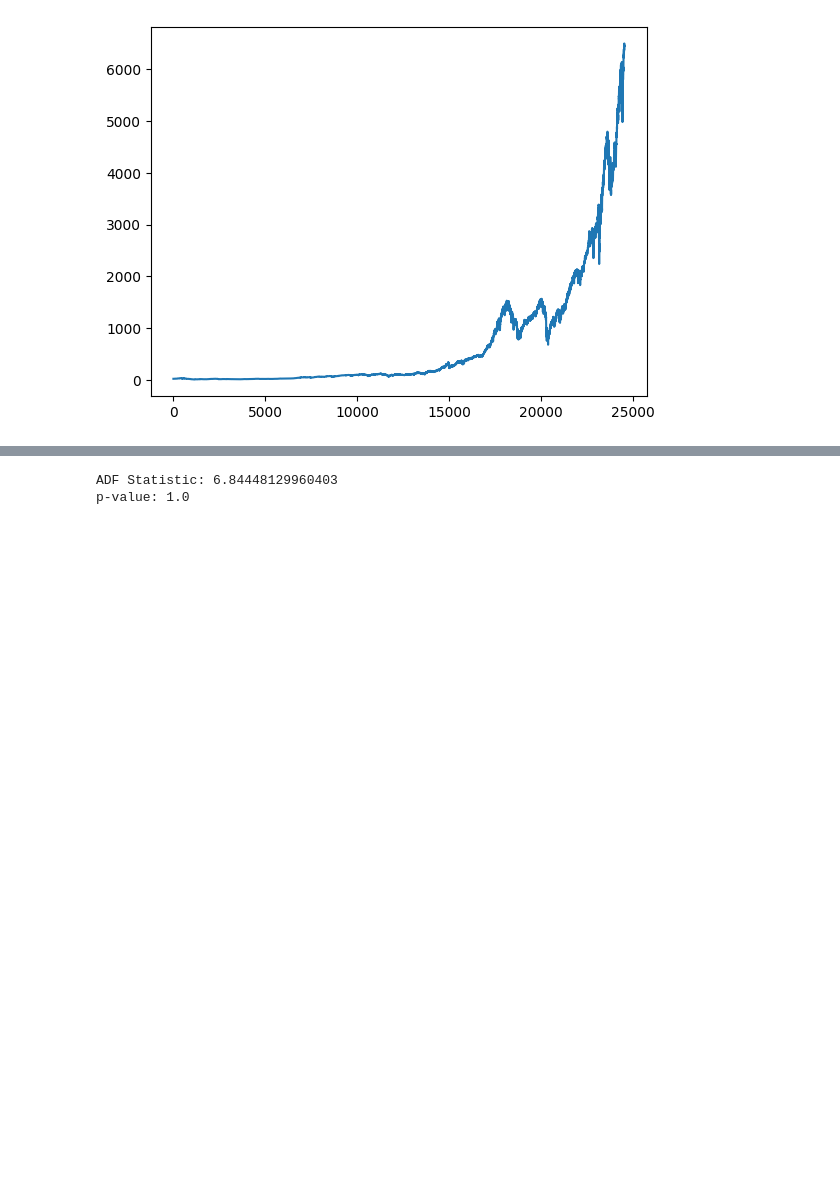
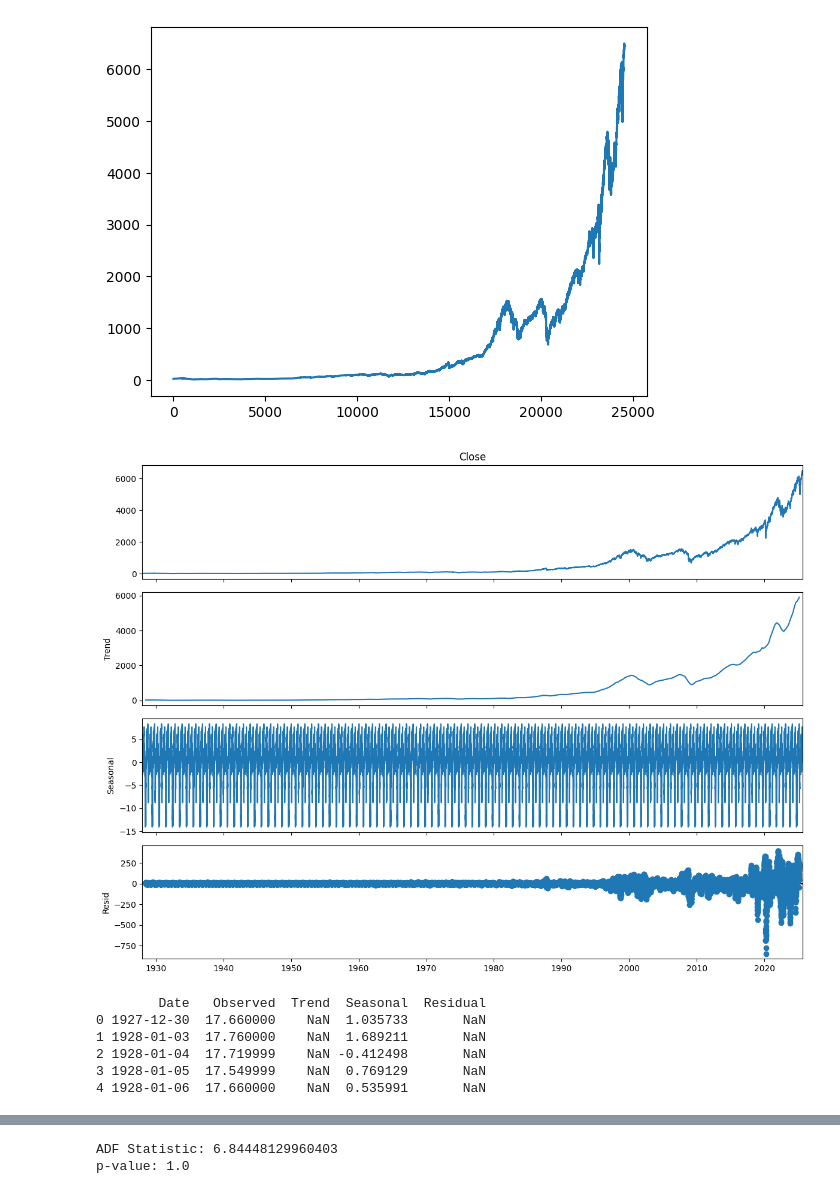
Before and after one commit to Bracckets/DataSci, a Jupyter notebook: SP500/sp500.ipynb, the cells around one changed output, grey strips where cells are left out. Drawn from its saved outputs; the diff is of its cells as text; code cells hidden in the pictures; blank space fills up the shorter version.

```diff
--- a/SP500/sp500.ipynb
+++ b/SP500/sp500.ipynb
@@ -85,3 +90,42 @@ sp500['Close'].plot()
 plt.show()
 # %% [output]
 [figure]
+# %%
+# Time series decomposition on the 'Close' column
+from statsmodels.tsa.seasonal import seasonal_decompose
+import matplotlib.pyplot as plt
+import pandas as pd
+
+# Prepare the series (sort by date and set Date as index for the operation)
+series = sp500.sort_values('Date').set_index('Date')['Close']
+
+# Use a yearly trading-day period (~252).
+period = 252
+
+# Drop NA and run additive decomposition
+decomp = seasonal_decompose(series.dropna(), model='additive', period=period)
+
+# Plot the components
+fig = decomp.plot()
+fig.set_size_inches(12, 9)
+plt.tight_layout()
+plt.show()
+
+# Build a DataFrame with the components for inspection
+decomp_df = pd.DataFrame({
+    'Date': decomp.observed.index,
+    'Observed': decomp.observed.values,
+    'Trend': decomp.trend.values,
+    'Seasonal': decomp.seasonal.values,
+    'Residual': decomp.resid.values
+})
+decomp_df = decomp_df.reset_index(drop=True)
+print(decomp_df.head())
+# %% [output]
+[figure, added]
+        Date   Observed  Trend  Seasonal  Residual
+0 1927-12-30  17.660000    NaN  1.035733       NaN
+1 1928-01-03  17.760000    NaN  1.689211       NaN
+2 1928-01-04  17.719999    NaN -0.412498       NaN
+3 1928-01-05  17.549999    NaN  0.769129       NaN
+4 1928-01-06  17.660000    NaN  0.535991       NaN
```
Also changed, not shown: parts of 12 cells of this notebook, 2 other files.
